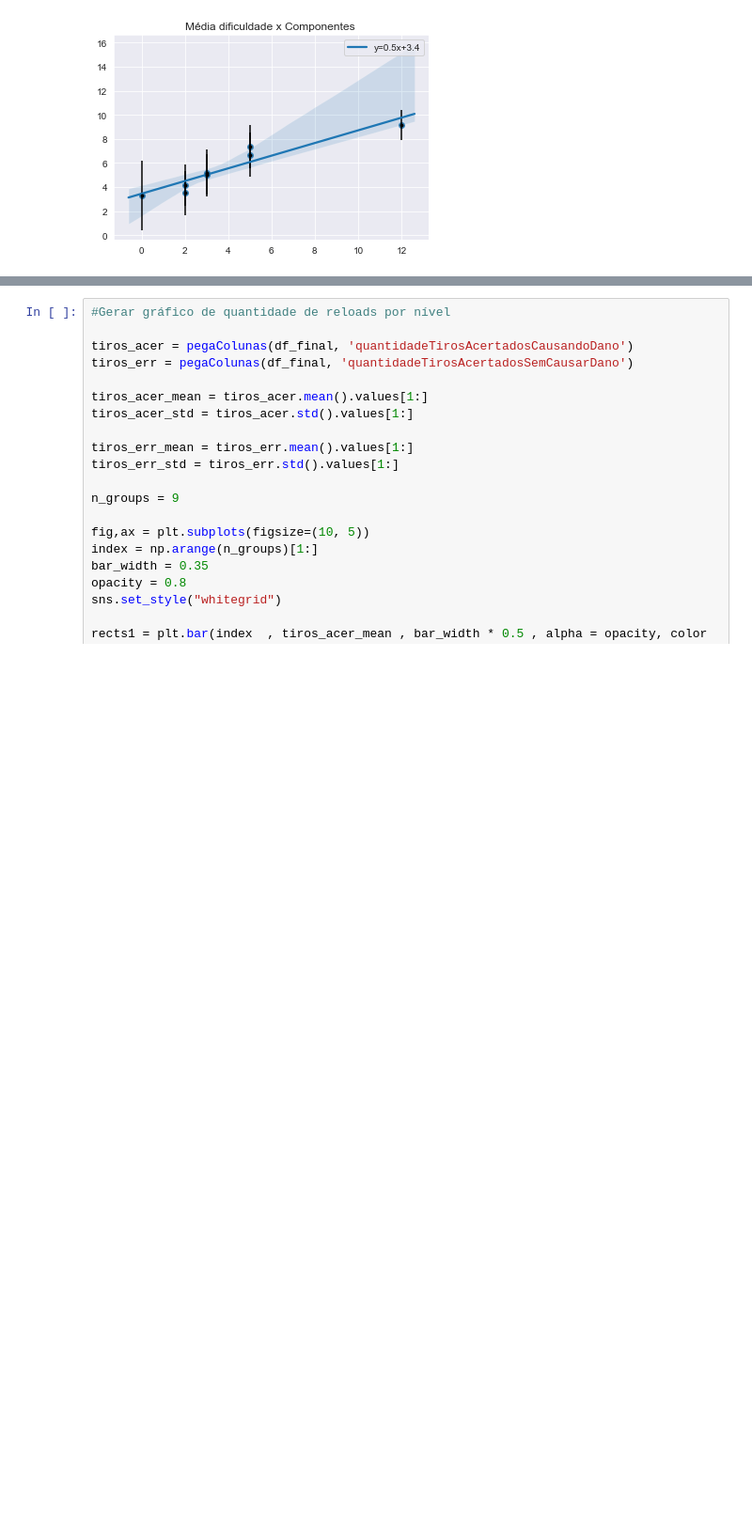
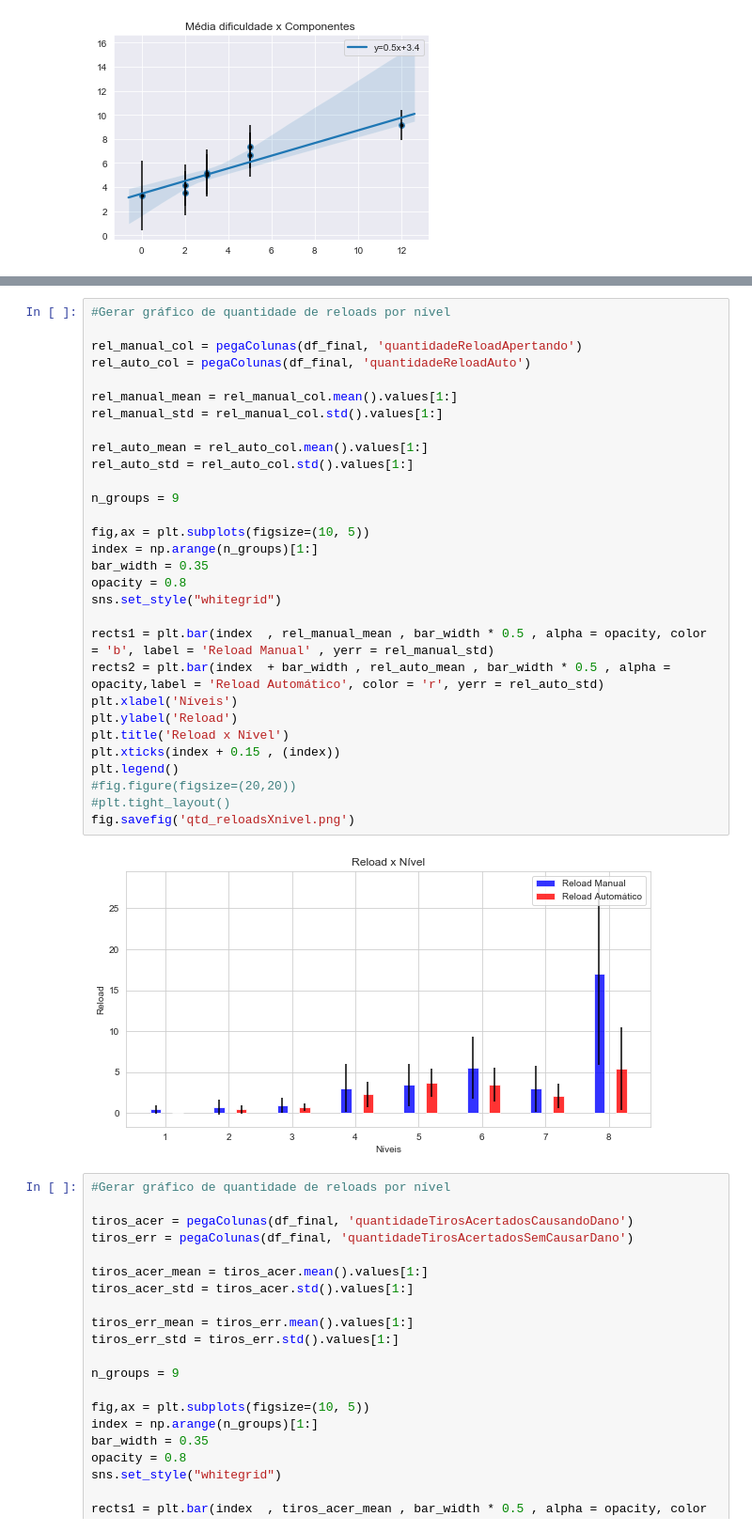
Before and after one commit to wagneralbjr/tcc-dda, a Jupyter notebook: Trata Dados TCC.ipynb, the cells around one changed output, grey strips where cells are left out. Shown at 94% size. Drawn from its saved outputs; the diff is of its cells as text; blank space fills up the shorter version.

```diff
--- a/Trata Dados TCC.ipynb
+++ b/Trata Dados TCC.ipynb
@@ -393,4 +391,36 @@ No handles with labels found to put in legend.
 [figure]
+# %%
+#Gerar gráfico de quantidade de reloads por nível
+
+rel_manual_col = pegaColunas(df_final, 'quantidadeReloadApertando')
+rel_auto_col = pegaColunas(df_final, 'quantidadeReloadAuto')
+
+rel_manual_mean = rel_manual_col.mean().values[1:]
+rel_manual_std = rel_manual_col.std().values[1:]
+
+rel_auto_mean = rel_auto_col.mean().values[1:]
+rel_auto_std = rel_auto_col.std().values[1:]
+
+n_groups = 9
+
+fig,ax = plt.subplots(figsize=(10, 5))
+index = np.arange(n_groups)[1:]
+bar_width = 0.35
+opacity = 0.8
+sns.set_style("whitegrid")
+
+rects1 = plt.bar(index  , rel_manual_mean , bar_width * 0.5 , alpha = opacity, color = 'b', label = 'Reload Manual' , yerr = rel_manual_std)
+rects2 = plt.bar(index  + bar_width , rel_auto_mean , bar_width * 0.5 , alpha = opacity,label = 'Reload Automático', color = 'r', yerr = rel_auto_std)
+plt.xlabel('Níveis')
+plt.ylabel('Reload')
+plt.title('Reload x Nível')
+plt.xticks(index + 0.15 , (index))
+plt.legend()
+#fig.figure(figsize=(20,20))
+#plt.tight_layout()
+fig.savefig('qtd_reloadsXnivel.png')
+# %% [output]
+[figure, added]
 # %%
 #Gerar gráfico de quantidade de reloads por nível
 
```
Also changed, not shown: parts of 5 cells of this notebook.
